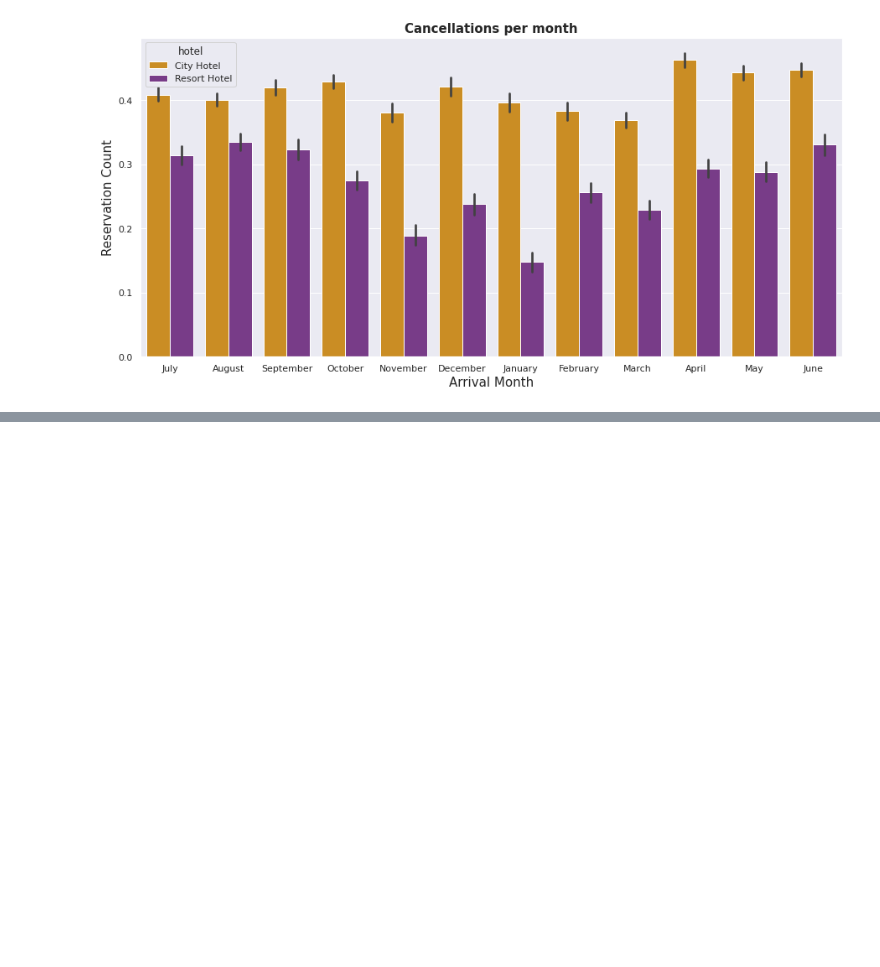
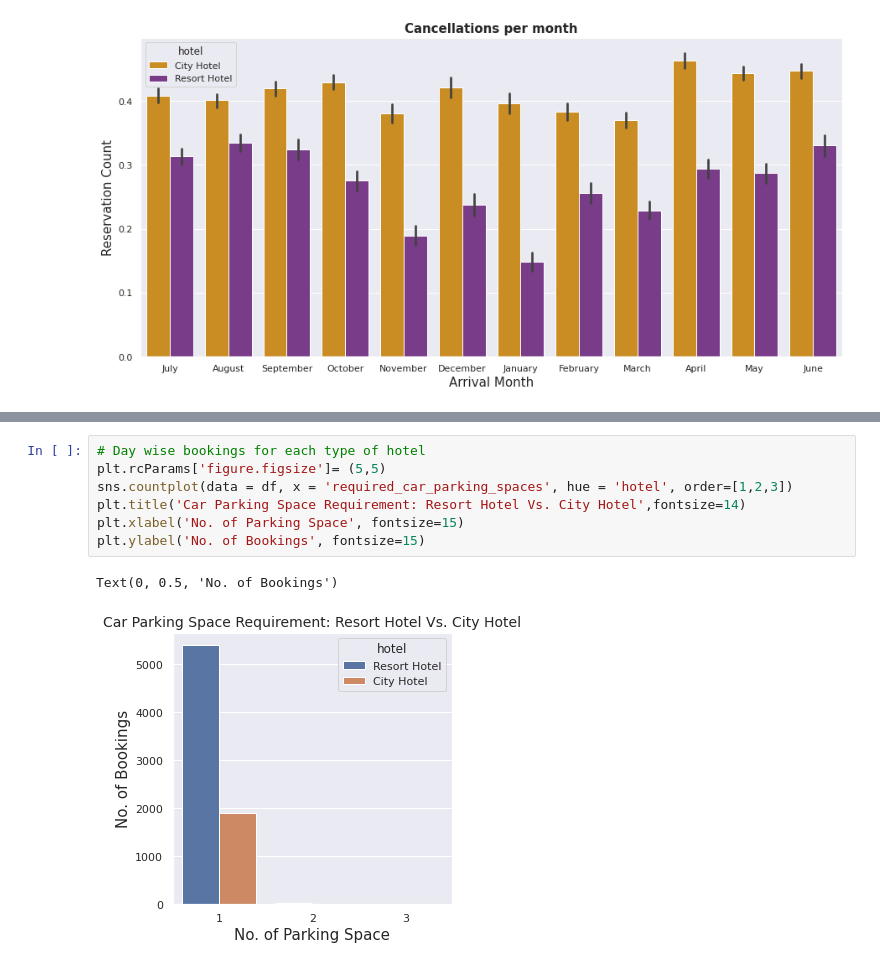
Before and after one commit to Tanjul5/World-Bank-Education-EDA-capston-1, a Jupyter notebook: Copy_of_Hotel_Booking_Analysis_Capstone_Project.ipynb, the cells around one changed output, grey strips where cells are left out. Drawn from its saved outputs; the diff is of its cells as text; blank space fills up the shorter version.

```diff
--- a/Copy_of_Hotel_Booking_Analysis_Capstone_Project.ipynb
+++ b/Copy_of_Hotel_Booking_Analysis_Capstone_Project.ipynb
@@ -277,0 +305,10 @@ Text(0, 0.5, 'Reservation Count')
+# %%
+# Day wise bookings for each type of hotel
+plt.rcParams['figure.figsize']= (5,5)
+sns.countplot(data = df, x = 'required_car_parking_spaces', hue = 'hotel', order=[1,2,3])
+plt.title('Car Parking Space Requirement: Resort Hotel Vs. City Hotel',fontsize=14)
+plt.xlabel('No. of Parking Space', fontsize=15)
+plt.ylabel('No. of Bookings', fontsize=15)
+# %% [output]
+Text(0, 0.5, 'No. of Bookings')
+[figure, added]
```
Also changed, not shown: parts of 22 cells of this notebook.
